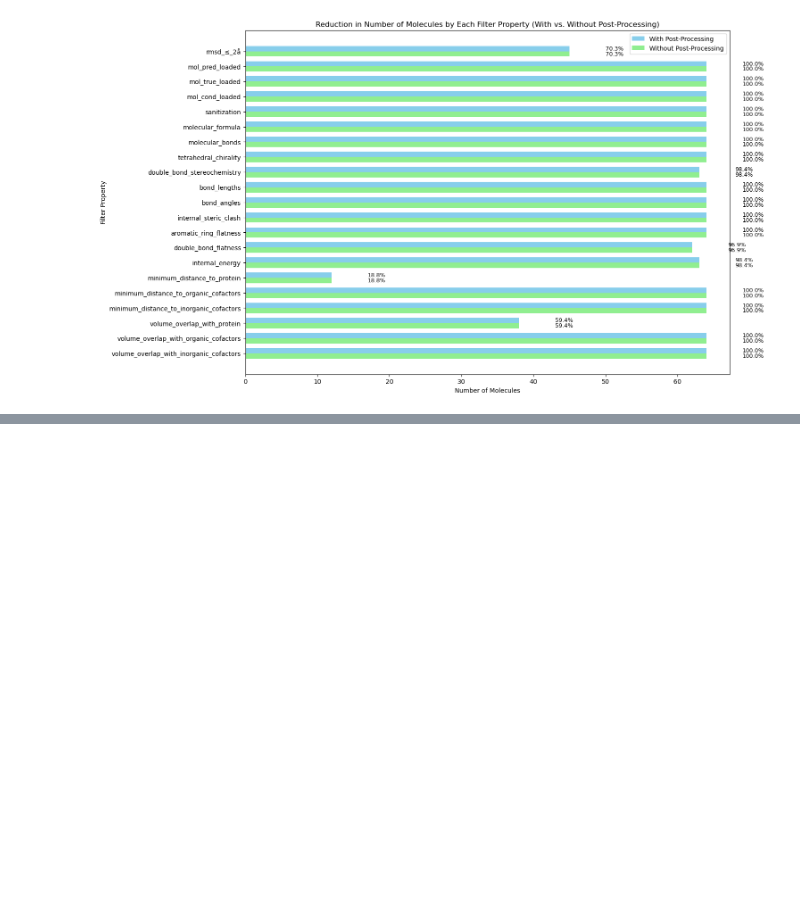
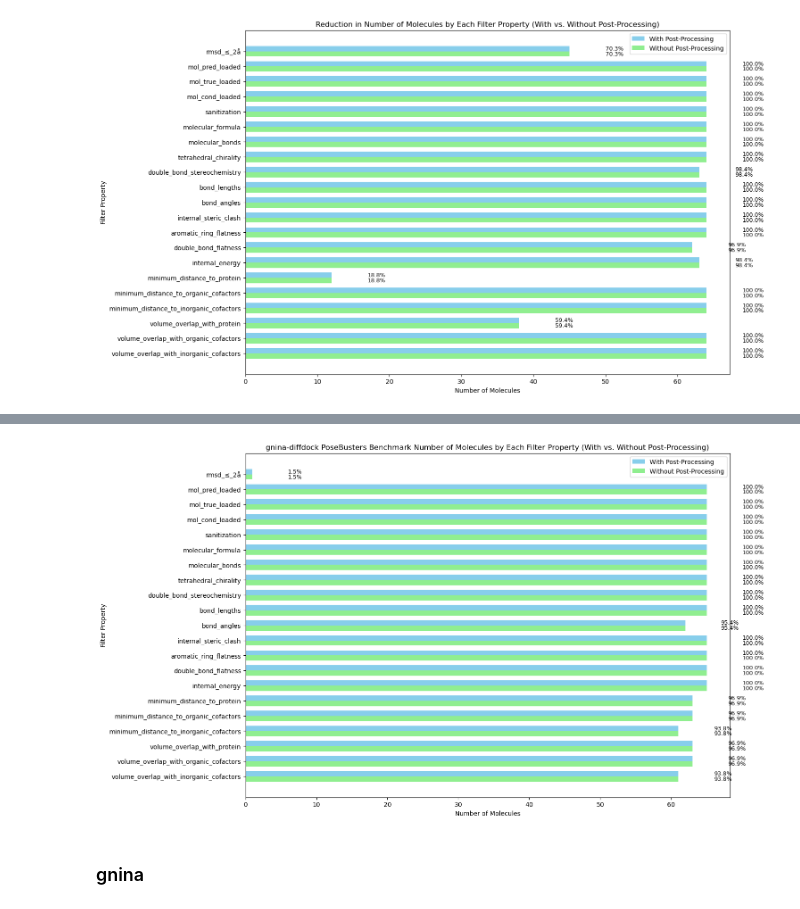
Before and after one commit to AaronXu9/PoseBench, a Jupyter notebook: notebooks/true_structure_pb_analysis.ipynb, the cells around one changed output, grey strips where cells are left out. Drawn from its saved outputs; the diff is of its cells as text; code cells hidden in the pictures; blank space fills up the shorter version.

Commit message:
updates on gnina and relaxation

```diff
--- a/notebooks/true_structure_pb_analysis.ipynb
+++ b/notebooks/true_structure_pb_analysis.ipynb
@@ -173,0 +265,8 @@ plt.show()
+# %%
+method = "gnina_diffdock"
+globals()["gnina_diffdock_output"] = os.path.join("..", "forks", "gnina", "inference")
+pb_gnina_bust_results_csv_filepath_ = os.path.join(globals()["gnina_diffdock_output"], f"{method}_posebusters_benchmark_outputs_orig_structure_1", "bust_results.csv")
+pb_gnina_bust_results_relaxed_csv_filepath_ = os.path.join(globals()["gnina_diffdock_output"], f"{method}_posebusters_benchmark_outputs_orig_structure_1_relaxed", "bust_results.csv")
+pb_gnina_results_df = pd.read_csv(pb_gnina_bust_results_csv_filepath_)
+pb_gnina_results_relaxed_df = pd.read_csv(pb_gnina_bust_results_relaxed_csv_filepath_)
+pb_gnina_results_relaxed_df
@@ -173,0 +287,6 @@ plt.show()
+# %%
+plot_pb_validity_hist(pb_gnina_results_df, pb_gnina_results_relaxed_df, "gnina-diffdock PoseBusters Benchmark", save_path=None)
+# %% [output]
+[figure, added]
+# %% [markdown]
+### gnina
```
Also changed, not shown: parts of 16 cells of this notebook, 11 other files.
